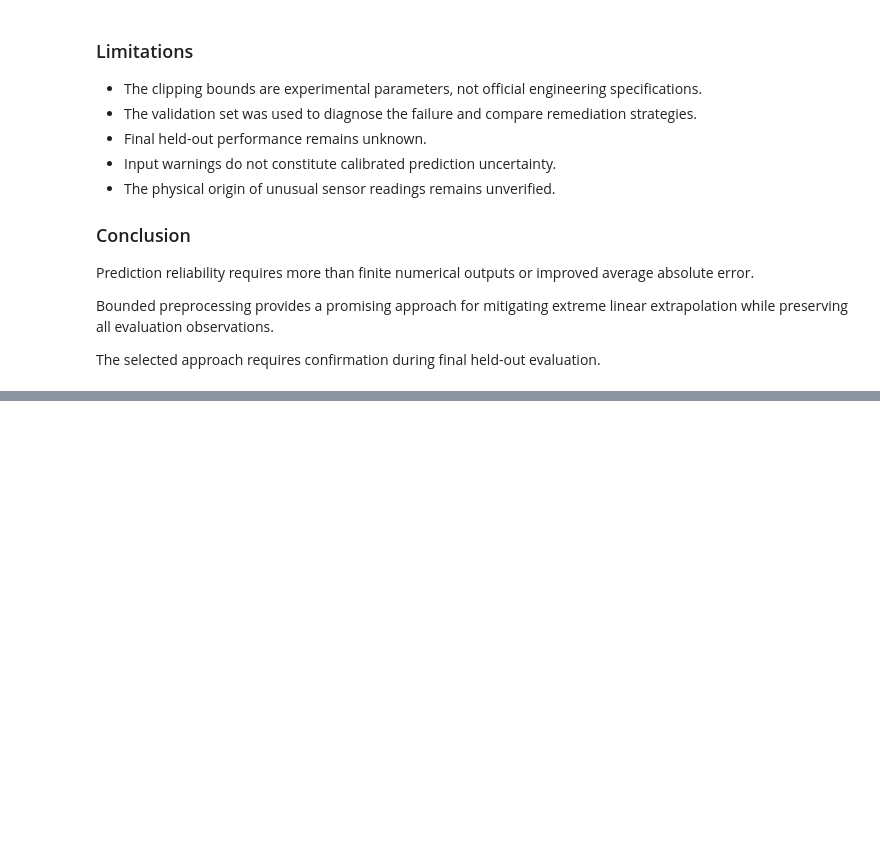
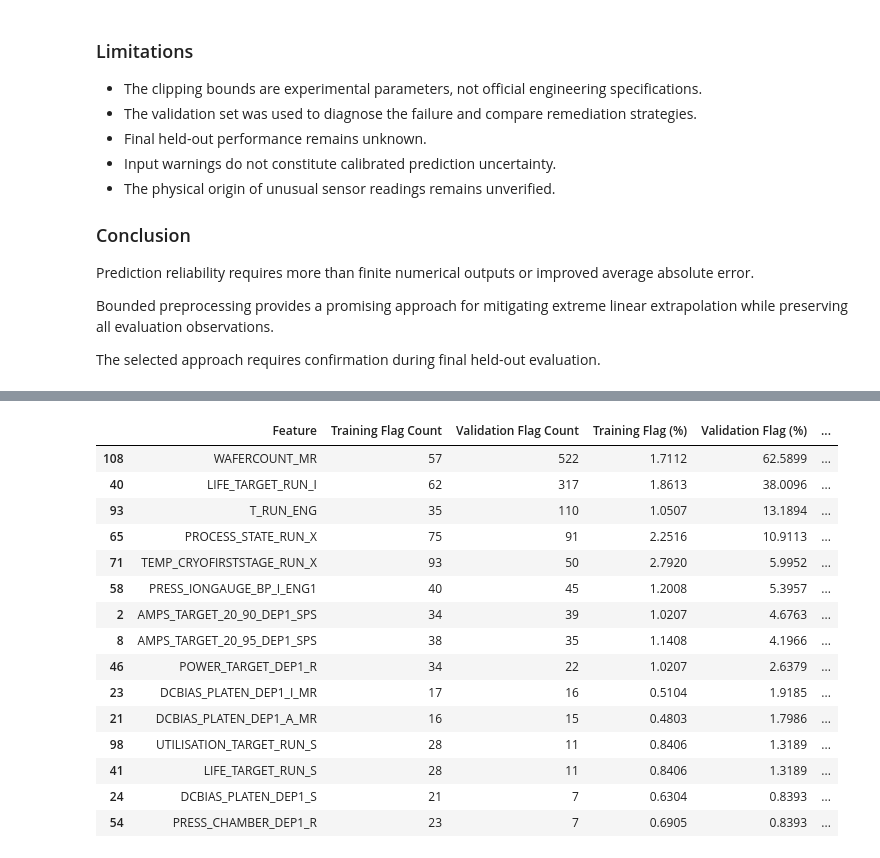
Before and after one commit to Tarun-Raja/STRATUM, a Jupyter notebook: notebooks/10b_linear_regression_robustness.ipynb, the cells around one changed output, grey strips where cells are left out. Saved outputs shown, nothing was run; the diff lists cells and outputs as text; code cells hidden in the pictures; blank space fills up the shorter version.

```diff
--- a/notebooks/10b_linear_regression_robustness.ipynb
+++ b/notebooks/10b_linear_regression_robustness.ipynb
@@ -877,0 +889,83 @@ final held-out evaluation.
+# %%
+
+# Compare sensor warning frequencies
+
+imputed_training = numeric_imputer.transform(
+    X_train[apc_features]
+)
+
+training_z = numeric_scaler.transform(
+    imputed_training
+)
+
+training_sensor_z = (
+    training_z[:, :len(apc_features)]
+)
+
+training_sensor_flags = (
+    np.abs(training_sensor_z) > selected_bound
+)
+
+sensor_warning_summary = pd.DataFrame({
+    "Feature": apc_features,
+
+    "Training Flag Count": (
+        training_sensor_flags.sum(axis=0)
+    ),
+
+    "Validation Flag Count": (
+        sensor_flags.sum(axis=0)
+    ),
+
+    "Training Flag (%)": (
+        training_sensor_flags.mean(axis=0) * 100
+    ),
+
+    "Validation Flag (%)": (
+        sensor_flags.mean(axis=0) * 100
+    ),
+})
+
+sensor_warning_summary["Difference (pp)"] = (
+    sensor_warning_summary["Validation Flag (%)"]
+    - sensor_warning_summary["Training Flag (%)"]
+)
+
+sensor_warning_summary = (
+    sensor_warning_summary
+    .sort_values(
+        "Validation Flag (%)",
+        ascending=False,
+    )
+)
+
+display(
+    sensor_warning_summary.head(15).round(4)
+)
+
+print(
+    "Training records with sensor warnings:",
+    int(training_sensor_flags.any(axis=1).sum())
+)
+
+print(
+    "Validation records with sensor warnings:",
+    int(sensor_flags.any(axis=1).sum())
+)
+# %% [output]
+|  | Feature | Training Flag Count | Validation Flag Count | Training Flag (%) | Validation Flag (%) | ... |
+| 108 | WAFERCOUNT_MR | 57 | 522 | 1.7112 | 62.5899 | ... |
+| 40 | LIFE_TARGET_RUN_I | 62 | 317 | 1.8613 | 38.0096 | ... |
+| 93 | T_RUN_ENG | 35 | 110 | 1.0507 | 13.1894 | ... |
+| 65 | PROCESS_STATE_RUN_X | 75 | 91 | 2.2516 | 10.9113 | ... |
+| 71 | TEMP_CRYOFIRSTSTAGE_RUN_X | 93 | 50 | 2.7920 | 5.9952 | ... |
+| 58 | PRESS_IONGAUGE_BP_I_ENG1 | 40 | 45 | 1.2008 | 5.3957 | ... |
+| 2 | AMPS_TARGET_20_90_DEP1_SPS | 34 | 39 | 1.0207 | 4.6763 | ... |
+| 8 | AMPS_TARGET_20_95_DEP1_SPS | 38 | 35 | 1.1408 | 4.1966 | ... |
+| 46 | POWER_TARGET_DEP1_R | 34 | 22 | 1.0207 | 2.6379 | ... |
+| 23 | DCBIAS_PLATEN_DEP1_I_MR | 17 | 16 | 0.5104 | 1.9185 | ... |
+| 21 | DCBIAS_PLATEN_DEP1_A_MR | 16 | 15 | 0.4803 | 1.7986 | ... |
+| 98 | UTILISATION_TARGET_RUN_S | 28 | 11 | 0.8406 | 1.3189 | ... |
+| 41 | LIFE_TARGET_RUN_S | 28 | 11 | 0.8406 | 1.3189 | ... |
+| 24 | DCBIAS_PLATEN_DEP1_S | 21 | 7 | 0.6304 | 0.8393 | ... |
+| 54 | PRESS_CHAMBER_DEP1_R | 23 | 7 | 0.6905 | 0.8393 | ... |
```
Also changed, not shown: parts of 5 cells of this notebook.
